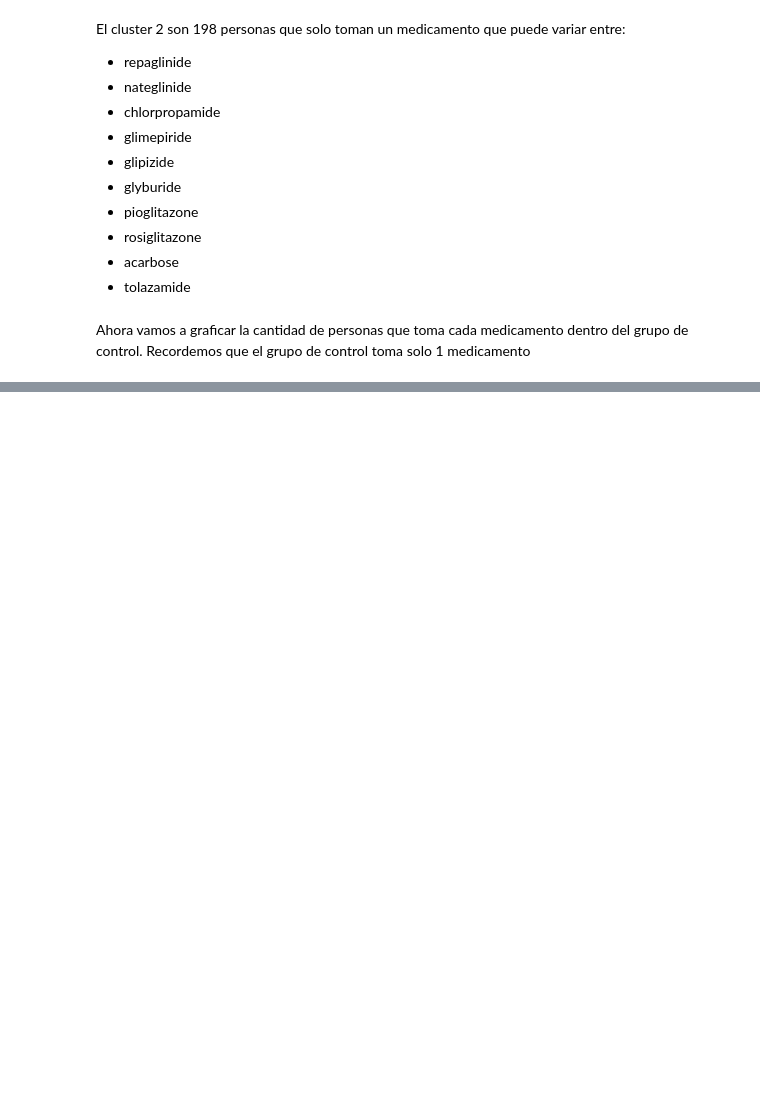
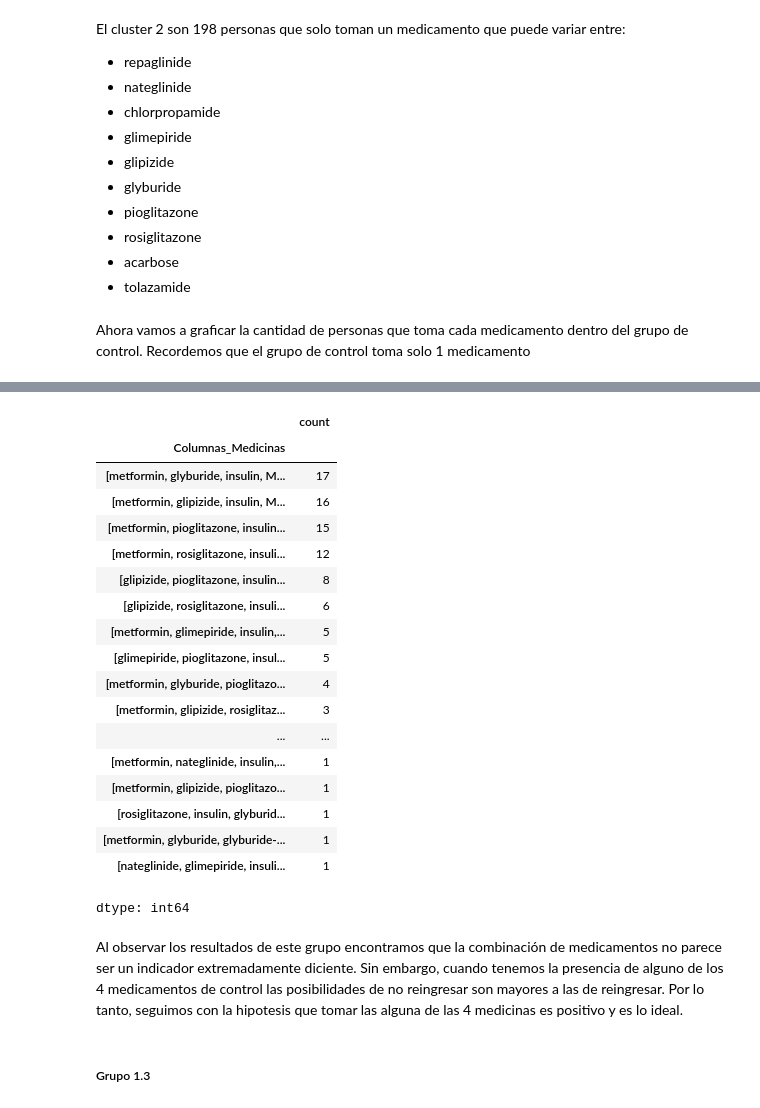
Before and after one commit to nhernandezz970408/Diabetes_Globant_Challenge, a Jupyter notebook: src/Analisis_exploratorio.ipynb, the cells around one changed output, grey strips where cells are left out. Cells and saved outputs as stored; diff of their text form; code cells hidden in the pictures; blank space fills up the shorter version.

```diff
--- a/src/Analisis_exploratorio.ipynb
+++ b/src/Analisis_exploratorio.ipynb
@@ -440,0 +822,29 @@ Conclusiones grupo de control
+# %%
+med_group1_2_3 = med_group1_2[med_group1_2['Medicinas_tomadas'] == 3]
+
+med_group1_2_3['Columnas_Medicinas'] = med_group1_2_3.apply(find_columns_with_non_no_values, axis=1)
+med_group1_2_3['Columnas_Medicinas'] .value_counts()
+# %% [output]
+|  | count |
+| Columnas_Medicinas |  |
+| [metformin, glyburide, insulin, M... | 17 |
+| [metformin, glipizide, insulin, M... | 16 |
+| [metformin, pioglitazone, insulin... | 15 |
+| [metformin, rosiglitazone, insuli... | 12 |
+| [glipizide, pioglitazone, insulin... | 8 |
+| [glipizide, rosiglitazone, insuli... | 6 |
+| [metformin, glimepiride, insulin,... | 5 |
+| [glimepiride, pioglitazone, insul... | 5 |
+| [metformin, glyburide, pioglitazo... | 4 |
+| [metformin, glipizide, rosiglitaz... | 3 |
+| ... | ... |
+| [metformin, nateglinide, insulin,... | 1 |
+| [metformin, glipizide, pioglitazo... | 1 |
+| [rosiglitazone, insulin, glyburid... | 1 |
+| [metformin, glyburide, glyburide-... | 1 |
+| [nateglinide, glimepiride, insuli... | 1 |
+dtype: int64
+# %% [markdown]
+Al observar los resultados de este grupo encontramos que la combinación de medicamentos no parece ser un indicador extremadamente diciente. Sin embargo, cuando tenemos la presencia de alguno de los 4 medicamentos de control las posibilidades de no reingresar son mayores a las de reingresar. Por lo tanto, seguimos con la hipotesis que tomar las alguna de las 4 medicinas es positivo y es lo ideal.
+# %% [markdown]
+##### Grupo 1.3
```
Also changed, not shown: parts of 63 cells of this notebook.
